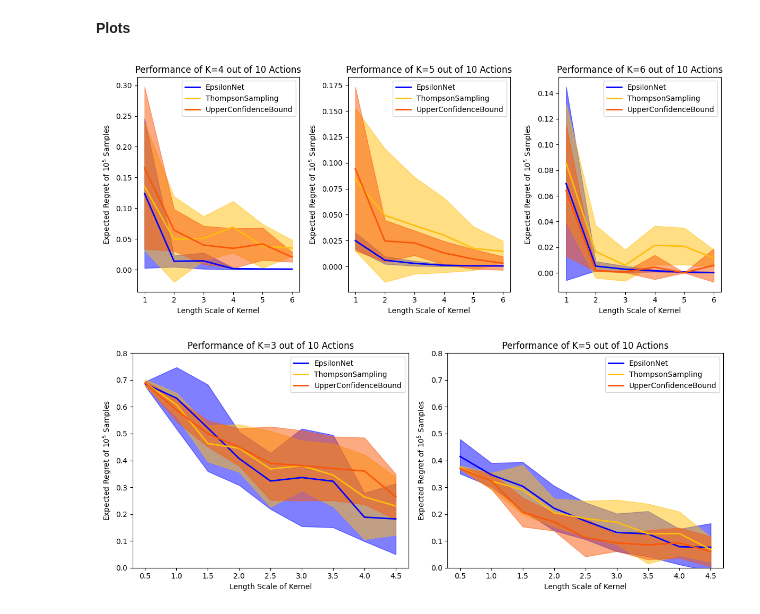
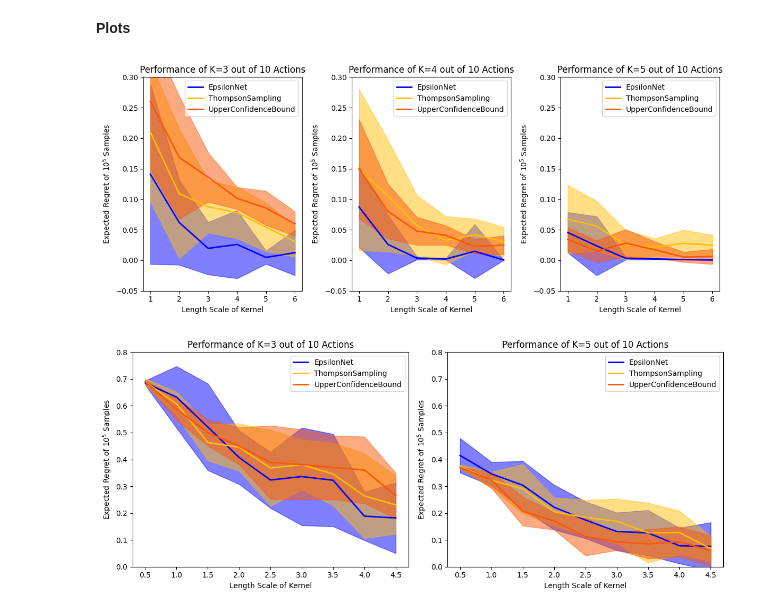
Before and after one commit to Quan-Zhou/MAB, a Jupyter notebook: RKHScombinatorial.ipynb, the cells around one changed output. Cells and saved outputs as stored; diff of their text form; code cells hidden in the pictures.

```diff
--- a/RKHScombinatorial.ipynb
+++ b/RKHScombinatorial.ipynb
@@ -261,33 +265,33 @@ length_range=[0.1,0.5,1,1.5,2]
 # %%
 fig, axes = plt.subplots(1,3,figsize=(12, 5))  # (rows, cols)
 methods = ['epsilon','ts','ucb']
 methodnames = dict(zip(methods,['EpsilonNet','ThompsonSampling','UpperConfidenceBound']))
 krange = [3,4,5]
 colormap = dict(zip(methods, ['b','#FFBE0B','#FB5607']))
 for i in range(3):
     for m in methods:
         dfmean=report.groupby(by=["length_scale",'K','method']).mean()['EmpiricialRegret']
         mean=np.array([dfmean[l][krange[i]][m] for l in length_range])
         dfstd=report.groupby(by=["length_scale",'K','method']).std()['EmpiricialRegret']
         std=np.array([dfstd[l][krange[i]][m] for l in length_range])
         axes[i].plot(length_range, mean, label="{}".format(methodnames[m]), color=colormap[m],linewidth=2)
         axes[i].fill_between(length_range, mean-std, mean+std, color=colormap[m],alpha=0.5)
 
-    # axes[i].set_ylim([0,0.3])
+    axes[i].set_ylim([-0.05,0.3])
     axes[i].set_title("Performance of K={} out of 10 Actions".format(krange[i]))
     axes[i].set_xlabel("Length Scale of Kernel")
     axes[i].set_xticks(length_range)
     axes[i].set_ylabel(r"Expected Regret of $10^5$ Samples")
     axes[i].legend()
 
 # Save plot as a PDF without margins
 # plt.savefig("RKHS_baselines.pdf", format="pdf", bbox_inches='tight', pad_inches=0, transparent=True)
 
 # Adjust layout
 plt.tight_layout()
 plt.show()
 # %% [output]
-[figure, old version]
+[figure, new version]
 # %%
 fig, axes = plt.subplots(1,2,figsize=(12, 5))  # (rows, cols)
 methods = ['epsilon','ts','ucb']
```
Also changed, not shown: parts of 1 cell of this notebook.
